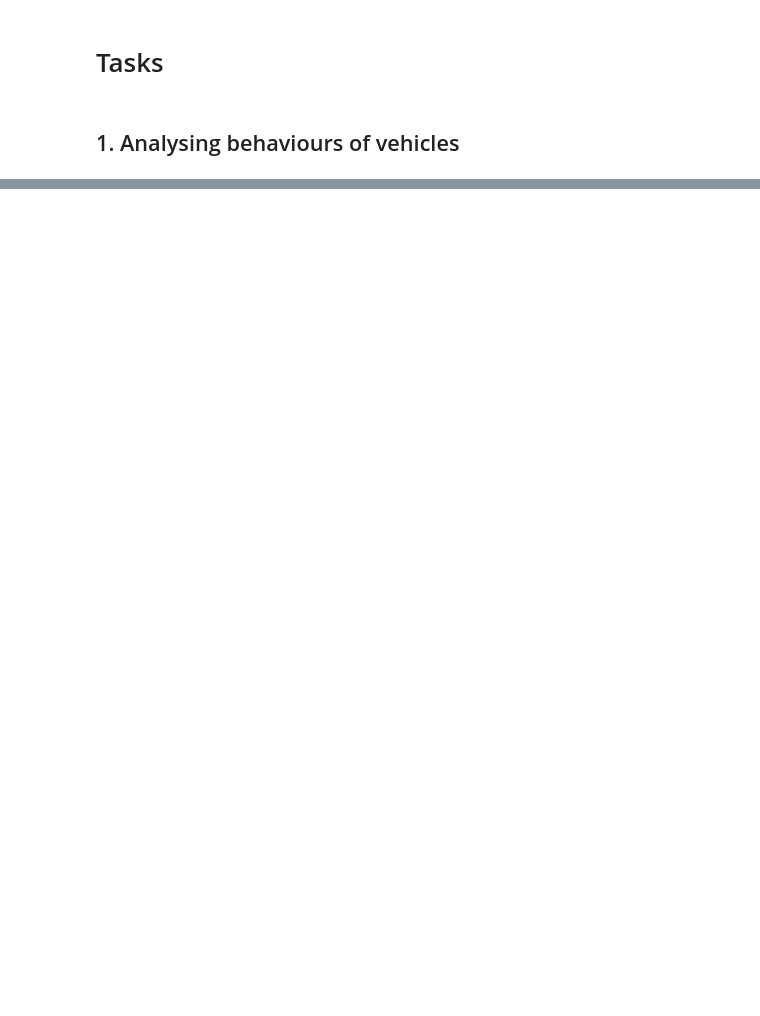
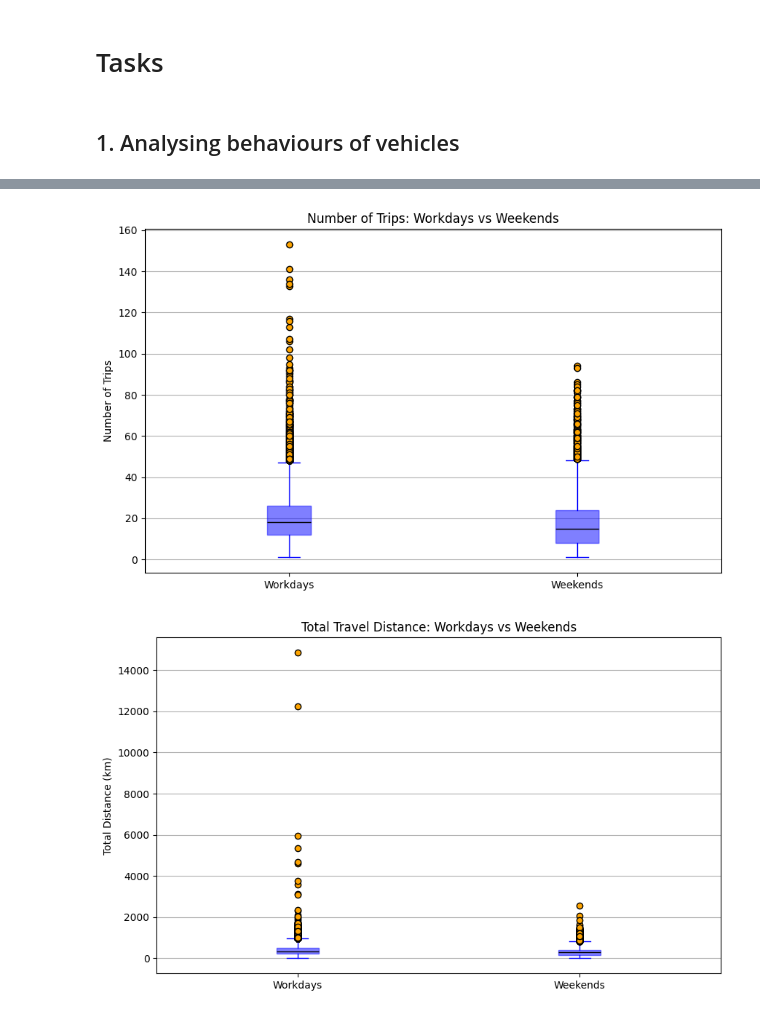
Before and after one commit to Djoulia/ICT4SM_lab3, a Jupyter notebook: main.ipynb, the cells around one changed output, grey strips where cells are left out. Saved outputs shown, nothing was run; the diff lists cells and outputs as text; code cells hidden in the pictures; blank space fills up the shorter version.

```diff
--- a/main.ipynb
+++ b/main.ipynb
@@ -151,0 +157,78 @@ Percentage of decreasing: -25.4637692935445
+# %%
+df = pd.read_csv("Unipol_dataset_lab3.csv")
+df = filter_data(df)
+
+# Convert start_time and stop_time to datetime
+df['start_time'] = pd.to_datetime(df['start_time'])
+df['stop_time'] = pd.to_datetime(df['stop_time'])
+df['day'] = df['start_time'].dt.date # Get the good date format to detect if it is a weekend or not later
+df['driving_time_minutes'] = (df['stop_time'] - df['start_time']).dt.total_seconds() / 60
+
+# Aggregate daily stats per vehicle
+daily_stats = df.groupby(['vehicle_id', 'day']).agg(
+    num_trips=('trip_id', 'count'),
+    total_distance=('total_distance', 'sum'),
+    total_driving_time=('driving_time_minutes', 'sum')
+).reset_index()
+
+daily_stats['utilization_percentage'] = (daily_stats['total_driving_time'] / (24 * 60)) * 100 # Calculate utilization percentage
+
+# Classify workdays (0-4) and weekends (5-6)
+daily_stats['day_of_week'] = pd.to_datetime(daily_stats['day']).dt.weekday
+daily_stats['is_weekend'] = daily_stats['day_of_week'].isin([5, 6])
+
+# Prepare data for boxplots
+workday_trips = daily_stats[daily_stats['is_weekend'] == False]['num_trips']
+weekend_trips = daily_stats[daily_stats['is_weekend'] == True]['num_trips']
+
+workday_distance = daily_stats[daily_stats['is_weekend'] == False]['total_distance']
+weekend_distance = daily_stats[daily_stats['is_weekend'] == True]['total_distance']
+
+workday_utilization = daily_stats[daily_stats['is_weekend'] == False]['utilization_percentage']
+weekend_utilization = daily_stats[daily_stats['is_weekend'] == True]['utilization_percentage']
+
+# Function to plot a boxplot
+def plot_boxplot(data, labels, title, ylabel, colors):
+    plt.figure(figsize=(10, 6))
+    plt.boxplot(
+        data,
+        labels=labels,
+        patch_artist=True,
+        boxprops=dict(facecolor=colors[0], color=colors[0], alpha=0.5),
+        medianprops=dict(color='black'),
+        whiskerprops=dict(color=colors[0]),
+        capprops=dict(color=colors[0]),
+        flierprops=dict(marker='o', markerfacecolor=colors[1], markersize=6, linestyle='none')
+    )
+    plt.title(title)
+    plt.ylabel(ylabel)
+    plt.grid(axis='y')
+    plt.show()
+
+# Number of Trips
+plot_boxplot(
+    data=[workday_trips, weekend_trips],
+    labels=['Workdays', 'Weekends'],
+    title='Number of Trips: Workdays vs Weekends',
+    ylabel='Number of Trips',
+    colors=['blue', 'orange']
+)
+
+# Total Travel Distance
+plot_boxplot(
+    data=[workday_distance, weekend_distance],
+    labels=['Workdays', 'Weekends'],
+    title='Total Travel Distance: Workdays vs Weekends',
+    ylabel='Total Distance (km)',
+    colors=['blue', 'orange']
+)
+
+# Utilization Percentage
+plot_boxplot(
+    data=[workday_utilization, weekend_utilization],
+    labels=['Workdays', 'Weekends'],
+    title='Utilization Percentage: Workdays vs Weekends',
+    ylabel='Utilization Percentage',
+    colors=['blue', 'orange']
+)
+# %% [output]
@@ -151,0 +238,2 @@ Percentage of decreasing: -25.4637692935445
+[figure, added]
+[figure, added]
```
Also changed, not shown: parts of 11 cells of this notebook.
